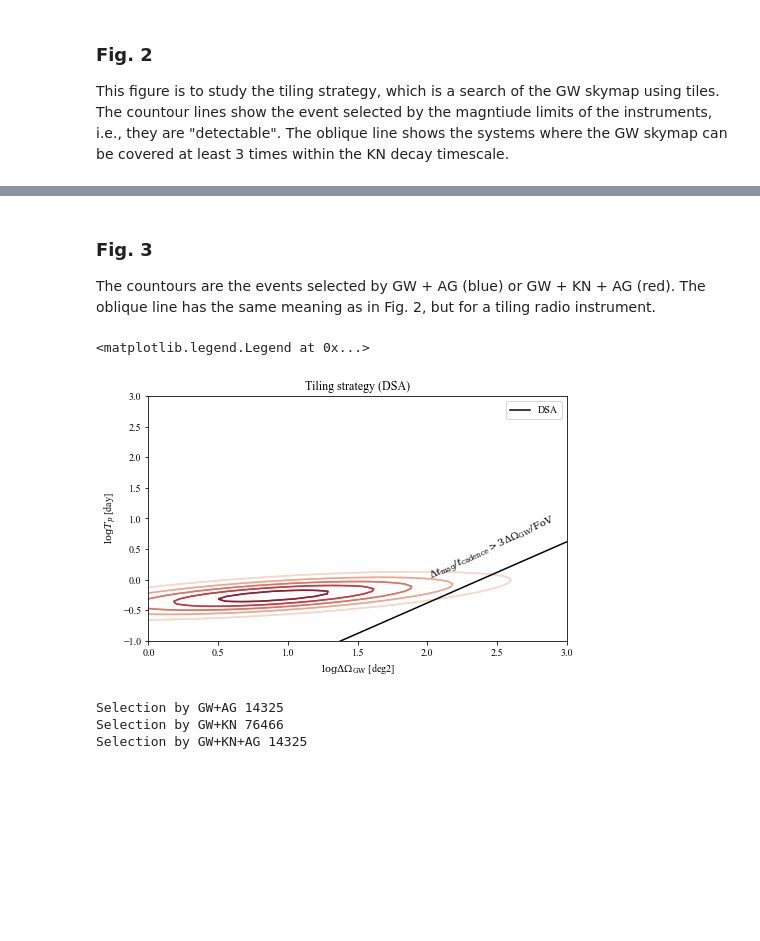
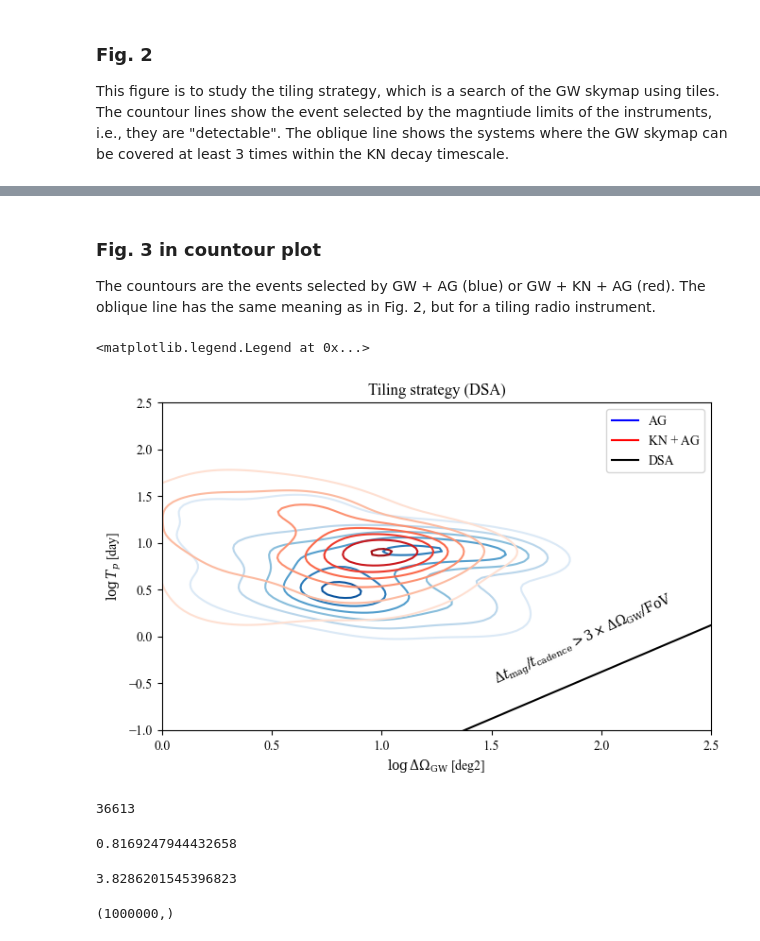
Before and after one commit to acolombo140/O4O5BHNS, a Jupyter notebook: O4BHNS.ipynb, the cells around one changed output, grey strips where cells are left out. Saved outputs shown, nothing was run; the diff lists cells and outputs as text; code cells hidden in the pictures; blank space fills up the shorter version.

```diff
--- a/O4BHNS.ipynb
+++ b/O4BHNS.ipynb
@@ -647,0 +620,8 @@ dsa_survey_cadence = 114 # days
+# %%
+# Extract radio afterglow peak times
+grb_tpk = np.zeros_like(grb_peak[:,0,0])
+grb_tpk_15 = np.zeros_like(grb_peak[:,0,1])
+
+for i in range(len(grb_peak)):
+    grb_tpk[i] = t_grb[np.argmax(lc_grb[i, 0, :, 0])]
+    grb_tpk_15[i] = t_grb[np.argmax(lc_grb[i, 0, :, 1])]
@@ -780,5 +985,0 @@ We now focus on the radio afterglow, and ask whether the detecting the KN before
-# %%
-# Extract radio afterglow peak times
-grb_tpk = np.zeros_like(grb_peak[:,0])
-for i in range(len(grb_peak)):
-    grb_tpk[i] = t_grb[np.argmax(lc_grb[i, 0])]
@@ -785,60 +1011,66 @@ for i in range(len(grb_peak)):
 # %% [markdown]
-### Fig. 3
+### Fig. 3 in countour plot
 
 The countours are the events selected by GW + AG (blue) or GW + KN + AG (red). The oblique line has the same meaning as in Fig. 2, but for a tiling radio instrument.
 # %%
 #### Fig. 3 ####
 ymin = -1
-ymax = 3
+ymax = 2.5
 xmin = 0
-xmax = 3
+xmax = 2.5
 xx, yy = np.mgrid[xmin:xmax:100j, ymin:ymax:100j]
 positions = np.vstack([xx.ravel(), yy.ravel()])
 
 om_l = 10**np.linspace(xmin, xmax, 300)
 
 
-fil = ~np.isnan(sky_loc_O4)
+fil = (snr_O4>12)&(m_out>0)
 
 # AG
-values = np.vstack([np.log10(sky_loc_O4[fil]), np.log10(grb_tpk[fil])])
+values = np.vstack([np.log10(sky_loc_LVKO4[fil]), np.log10(grb_tpk[fil])])
 kernel = st.gaussian_kde(values, bw_method=0.40,
-    weights=w[fil]*gw_det[fil]*((m_dyn[fil]>0.)|(m_disk[fil]>0.)) * (grb_peak[:,0][fil] > dsa_tiling_lim))
+    weights=w[fil] * (grb_peak[:,0,0][fil] > dsa_tiling_lim))
 f = np.reshape(kernel(positions).T, xx.shape)
-plt.contour(xx, yy, f, cmap='Blues', label='AG')
+plt.contour(xx, yy, f, cmap='Blues')
+plt.plot(list(), list(), color='blue', label='AG')
 
 # KN+AG
-values = np.vstack([np.log10(sky_loc_O4[fil]), np.log10(grb_tpk[fil])])
+values = np.vstack([np.log10(sky_loc_LVKO4[fil]), np.log10(grb_tpk[fil])])
 kernel = st.gaussian_kde(values, bw_method=0.40,
-    weights=w[fil]*gw_det[fil]*((m_dyn[fil]>0.)|(m_disk[fil]>0.)) * (grb_peak[:,0][fil] > dsa_tiling_lim) * ((mpk_g[fil] < lsst_d['g']) | (mpk_z[fil] < lsst_d['z']) | (mpk_J[fil] < lsst_d['J']) ))
+    weights=w[fil] * (grb_peak[:,0,0][fil] > dsa_tiling_lim) \
+                   * ((mpk_g[fil] < gen_d['g']) | (mpk_z[fil] < gen_d['z']) | (mpk_J[fil] < gen_d['J']) ))
 f = np.reshape(kernel(positions).T, xx.shape)
-plt.contour(xx, yy, f, cmap='Reds', label='AG + KN')
+plt.contour(xx, yy, f, cmap='Reds')
+plt.plot(list(), list(), color='red', label='KN + AG')
 
 # DSA tiling
 plt.plot(np.log10(om_l), np.log10(3 * dsa_tiling_cadence * om_l / dsa_tiling_fov), color='black', label='DSA')
-plt.text(2, 0., r"$\Delta t_{\rm mag} / t_{\rm cadence} > 3 \Delta \Omega_{\rm GW} / {\rm FoV}$", color='black', rotation=25)
+plt.text(1.5, -0.5, r"$\Delta t_{\rm mag} / t_{\rm cadence} > 3 \times \Delta \Omega_{\rm GW} / {\rm FoV}$", color='black', rotation=25)
 
 plt.xlim([xmin, xmax])
 plt.ylim([ymin, ymax])
 plt.ylabel(r'$\log T_p$ [day]')
 plt.xlabel(r'$\log \Delta \Omega_{\rm GW}$ [deg2]')
 
 plt.title('Tiling strategy (DSA)')
 plt.legend()
 #plt.savefig(f'plots/fig3.pdf', bbox_inches='tight')
 # %% [output]
 <matplotlib.legend.Legend at 0x...>
-[figure, old version]
+[figure, new version]
-# %%
-### As you can see, the GW+KN+AG and GW+AG countours superimpose exactly,
-### as if the KN selection had no impact on the AG.
-### This is mainly because we lack GW skymap on the on-axis events,
-### which I suppose would be GW+AG without being GW+KN+AG.
-fil = (~np.isnan(sky_loc_O4) & gw_det_O4)
-print(f"Selection by GW+AG {(grb_peak[:,0][fil]>dsa_tiling_lim).sum()}")
-print(f"Selection by GW+KN {((mpk_g[fil]<lsst_d['g']) | (mpk_z[fil]<lsst_d['z']) | (mpk_J[fil]<lsst_d['J'])).sum()}")
-print(f"Selection by GW+KN+AG {((grb_peak[:,0][fil]>dsa_tiling_lim) & ((mpk_g[fil]<lsst_d['g']) | (mpk_z[fil]<lsst_d['z']) | (mpk_J[fil]<lsst_d['J']))).sum()}")
-# %% [output]
-Selection by GW+AG 14325
-Selection by GW+KN 76466
-Selection by GW+KN+AG 14325
+# %%
+(grb_tpk == 1.e3).sum()
+# %% [output]
+36613
+# %%
+w[(m_out > 0) & (snr_O4 > 12) & (grb_tpk == 1.e3)].sum()
+# %% [output]
+0.8169247944432658
+# %%
+w[(m_out > 0) & (snr_O4 > 12)].sum()
+# %% [output]
+3.8286201545396823
+# %%
+prompt_det_fermi.shape
+# %% [output]
+(1000000,)
```
Also changed, not shown: parts of 31 cells of this notebook.
